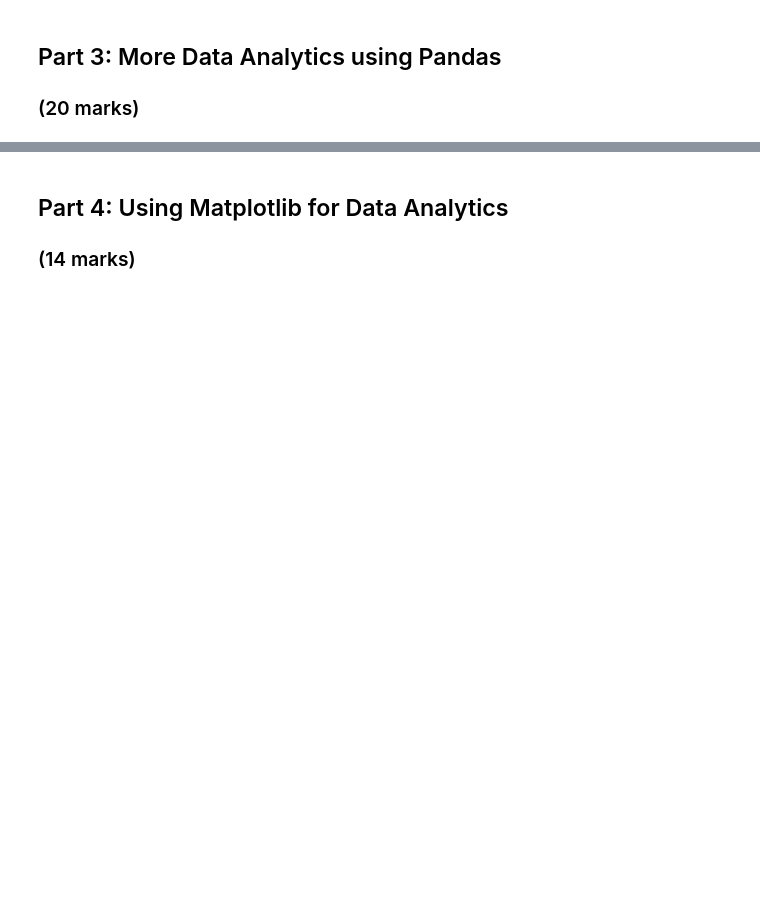
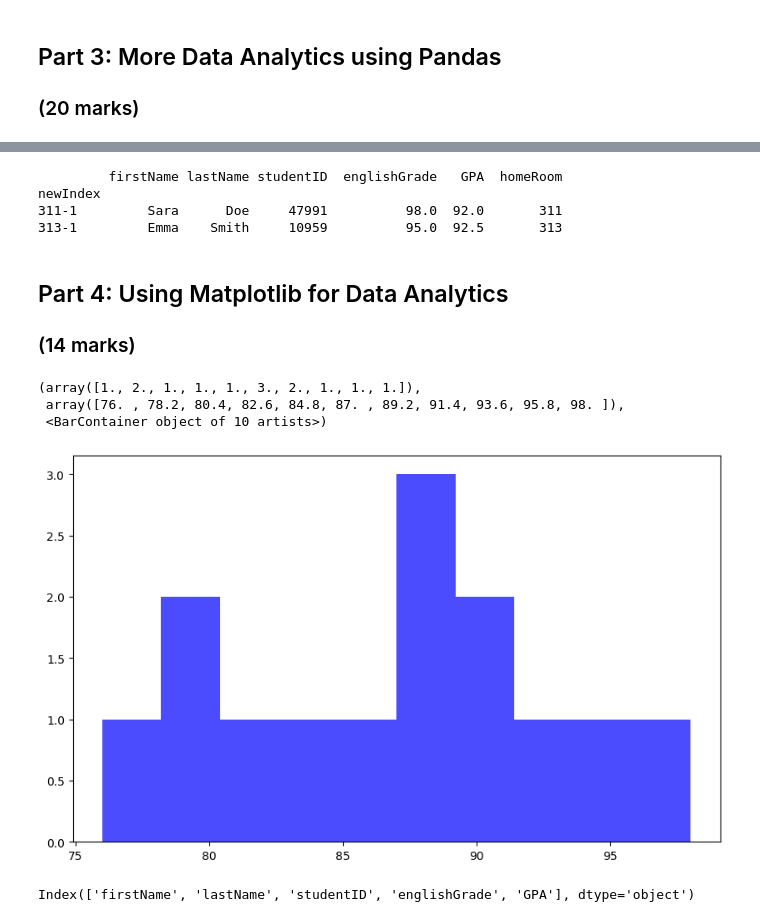
Before and after one commit to SuMunThet/engg680_2024_fall, a Jupyter notebook: Lab_Assignment1/StudentGradeManagementSystem.ipynb, the cells around one changed output, grey strips where cells are left out. Cells and saved outputs as stored; diff of their text form; code cells hidden in the pictures; blank space fills up the shorter version.

```diff
--- a/Lab_Assignment1/StudentGradeManagementSystem.ipynb
+++ b/Lab_Assignment1/StudentGradeManagementSystem.ipynb
@@ -78,3 +93,5 @@ df_studentGrades =
+# %%
+df_studentGrades = df_studentGrades.drop(columns=['firstName_Math', 'lastName_Math'], errors='ignore')
 # %%
 # Let's display the data again. Use an appropriate method (hint: already used before)
 # (1 mark)
@@ -90,6 +121,13 @@ df_studentGrades = df_studentGrades.rename(columns={
     '<>': 'englishGrade',
     '<>': 'mathGrade'
     })
+# %%
+df_studentGrades = df_studentGrades.rename(columns={
+    'firstName_English': 'firstName',
+    'lastName_English': 'lastName',
+    'grade_English': 'englishGrade',
+    'grade_Math': 'mathGrade'
+    })
 # %%
 # Now let's find out some statistics about our student grades!
 # Please use an appropriate Pandas method in the space below to display statistical values like
@@ -109,3 +159,12 @@ df_studentGrades['lastName'] = df_studentGrades['lastName'].astype(<>)
 df_studentGrades['englishGrade'] = df_studentGrades['englishGrade'].astype(<>)
 df_studentGrades['mathGrade'] = df_studentGrades['mathGrade'].astype(<>)
 df_studentGrades['GPA'] = df_studentGrades['GPA'].astype(<>)
+# %%
+print(df_studentGrades)
+
+df_studentGrades['studentID'] = df_studentGrades['studentID'].astype('str')
+df_studentGrades['firstName'] = df_studentGrades['firstName'].astype('str')
+df_studentGrades['lastName'] = df_studentGrades['lastName'].astype('str')
+df_studentGrades['englishGrade'] = df_studentGrades['englishGrade'].astype('float')
+df_studentGrades['mathGrade'] = df_studentGrades['mathGrade'].astype('float')
+df_studentGrades['GPA'] = df_studentGrades['GPA'].astype('float')
@@ -202,6 +467,13 @@ print(df_studentsGPASorted_homeroom)
 # Given df_studentsGPASorted_homeroom, please find and print the students with the highest GPA in each homeroom using the .loc method.
 # (2 marks)
 #
+# %%
+print (df_studentsGPASorted_homeroom.loc[df_studentsGPASorted_homeroom.groupby('homeRoom')['GPA'].idxmax()])
+# %% [output]
+         firstName lastName studentID  englishGrade   GPA  homeRoom
+newIndex
+311-1         Sara      Doe     47991          98.0  92.0       311
+313-1         Emma    Smith     10959          95.0  92.5       313
 # %% [markdown]
 ## Part 4: Using Matplotlib for Data Analytics
 ### (14 marks)
@@ -232,3 +506,15 @@ plt.grid(True)
 #
 
 plt.show()
+# %%
+plt.figure(figsize=(10, 6))
+plt.hist(df_studentGrades['englishGrade'], bins=10, alpha=0.7, label='English Grades', color='blue')
+# %% [output]
+(array([1., 2., 1., 1., 1., 3., 2., 1., 1., 1.]),
+ array([76. , 78.2, 80.4, 82.6, 84.8, 87. , 89.2, 91.4, 93.6, 95.8, 98. ]),
+ <BarContainer object of 10 artists>)
+[figure, added]
+# %%
+print(df_studentGrades.columns)
+# %% [output]
+Index(['firstName', 'lastName', 'studentID', 'englishGrade', 'GPA'], dtype='object')
```
Also changed, not shown: parts of 34 cells of this notebook.
